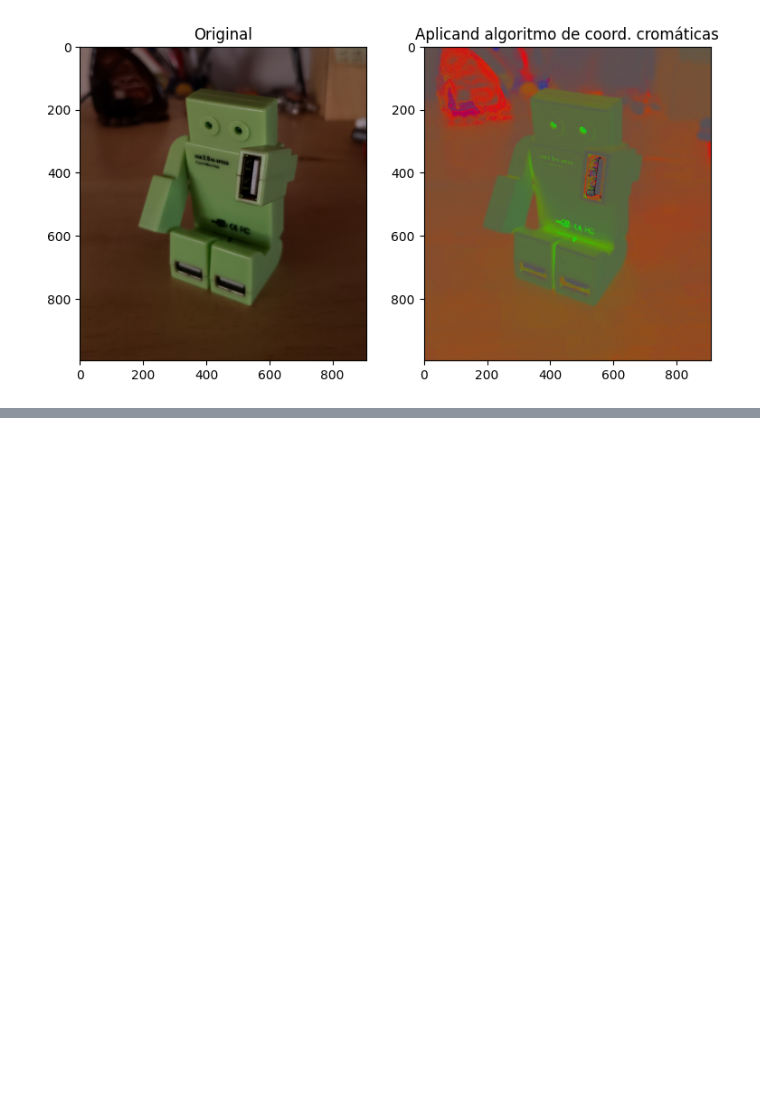
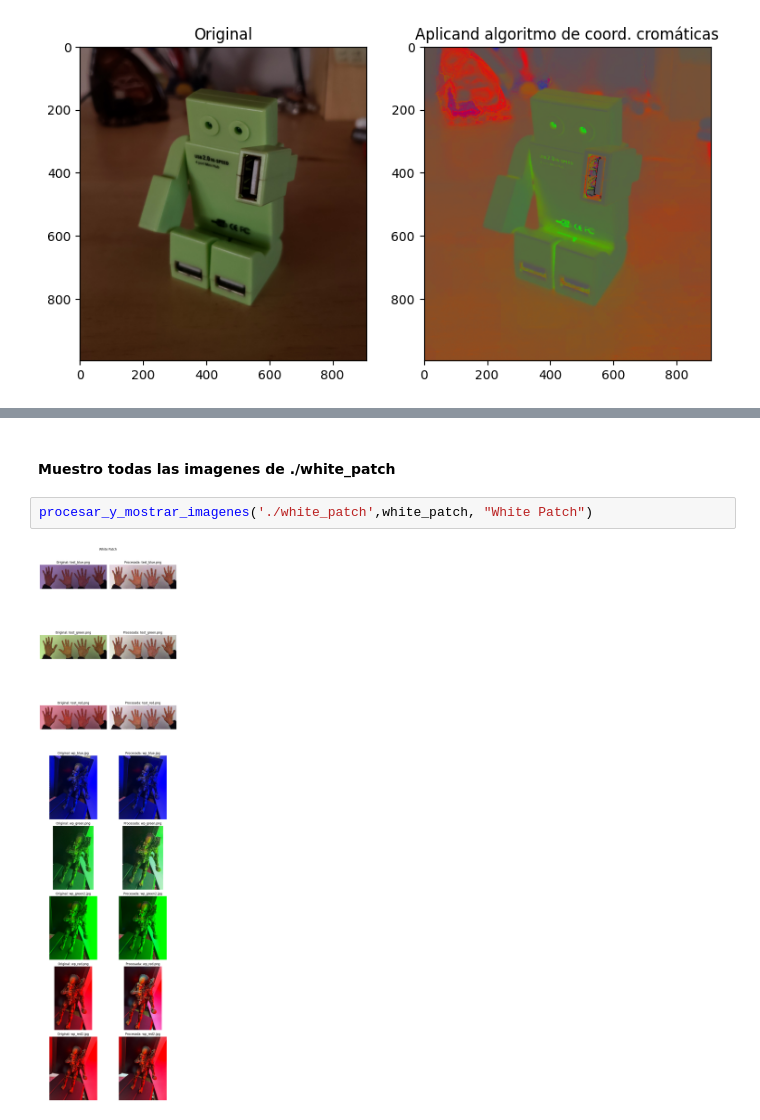
Before and after one commit to lsaraco/vpc1, a Jupyter notebook: TP1/tp1_lsaraco.ipynb, the cells around one changed output, grey strips where cells are left out. Cells and saved outputs as stored; diff of their text form; blank space fills up the shorter version.

```diff
--- a/TP1/tp1_lsaraco.ipynb
+++ b/TP1/tp1_lsaraco.ipynb
@@ -120,0 +168,6 @@ Text(0.5, 1.0, 'Aplicando algoritmo de white patch')
+# %% [markdown]
+#### Muestro todas las imagenes de ./white_patch
+# %%
+procesar_y_mostrar_imagenes('./white_patch',white_patch, "White Patch")
+# %% [output]
+[figure, added]
```
Also changed, not shown: parts of 12 cells of this notebook.
